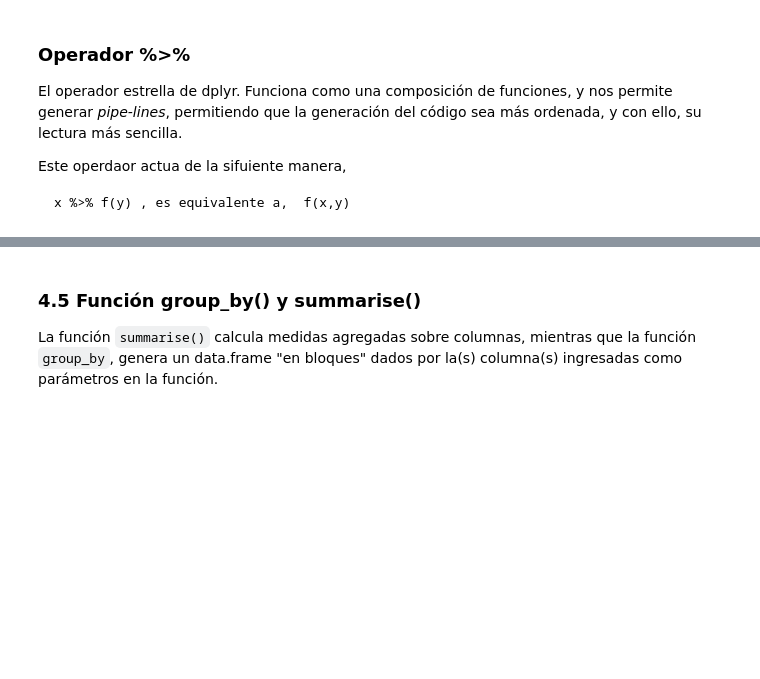
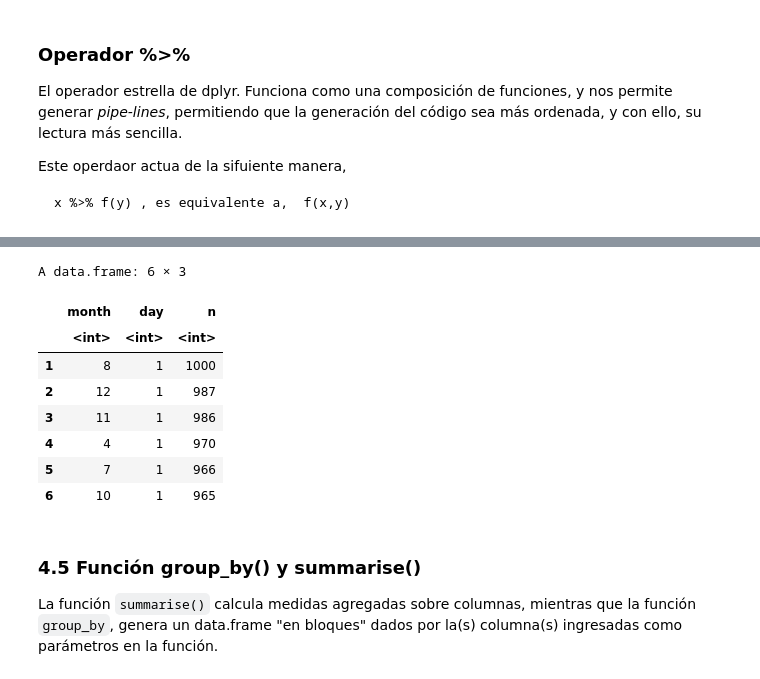
Before and after one commit to HaroldConley/diplomado_BD, a Jupyter notebook: Clase3/Clase3_01_manipulacion_de_tablas_I.ipynb, the cells around one changed output, grey strips where cells are left out. Cells and saved outputs as stored; diff of their text form; code cells hidden in the pictures; blank space fills up the shorter version.

```diff
--- a/Clase3/Clase3_01_manipulacion_de_tablas_I.ipynb
+++ b/Clase3/Clase3_01_manipulacion_de_tablas_I.ipynb
@@ -365,8 +393,23 @@ Este operdaor actua de la sifuiente manera, <br>
 # %%
 # Genere el conteo de vuelos por mes y día,
 # luego filtre por aquellos registros donde el día es 1,
 # ordene de manera descendiente por n,
 # finalmente muestra la cabecera del dataset resultante.
 
 ## AHORA
+vuelos %>%
+  count(month, day) %>%
+  filter(day == 1) %>%
+  arrange(desc(n)) %>%
+  head()
+# %% [output]
+A data.frame: 6 × 3
+|  | month | day | n |
+|  | <int> | <int> | <int> |
+| 1 | 8 | 1 | 1000 |
+| 2 | 12 | 1 | 987 |
+| 3 | 11 | 1 | 986 |
+| 4 | 4 | 1 | 970 |
+| 5 | 7 | 1 | 966 |
+| 6 | 10 | 1 | 965 |
 # %%
```
Also changed, not shown: parts of 3 cells of this notebook.
